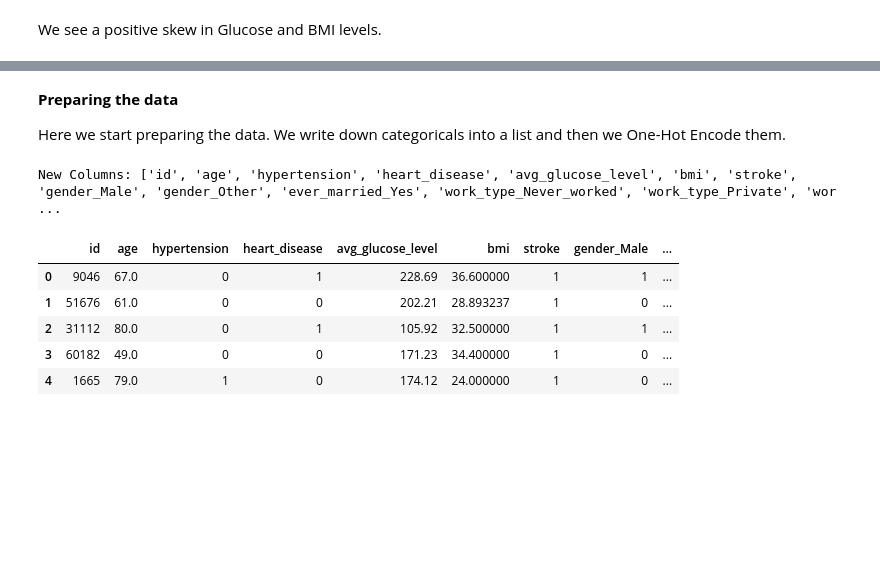
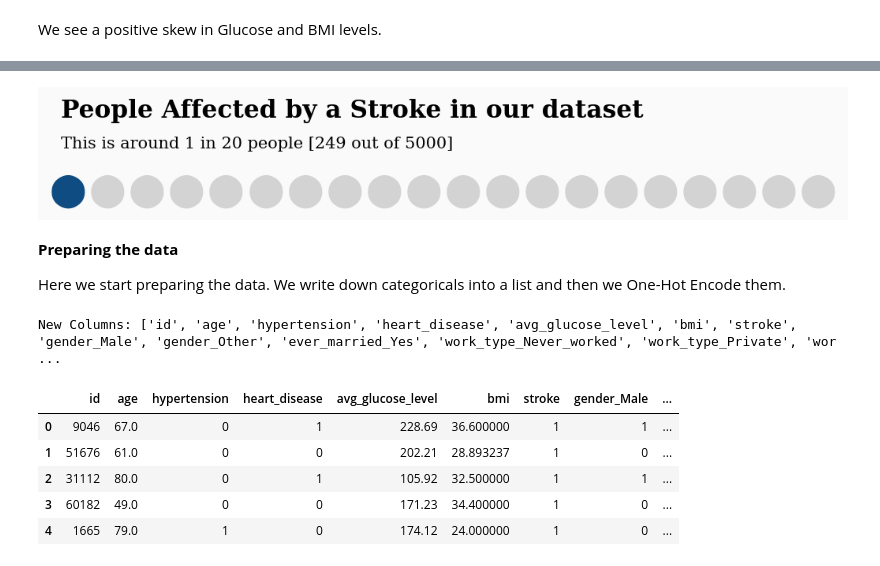
Before and after one commit to emreseb/Stroke-Prediction-ML, a Jupyter notebook: onelastpy.ipynb, the cells around one changed output, grey strips where cells are left out. Cells and saved outputs as stored; diff of their text form; code cells hidden in the pictures; blank space fills up the shorter version.

```diff
--- a/onelastpy.ipynb
+++ b/onelastpy.ipynb
@@ -153,3 +180,21 @@ We see a positive skew in Glucose and BMI levels.
+# %%
+from pywaffle import Waffle
+
+fig = plt.figure(figsize=(7, 2),dpi=150,facecolor=background_color,
+    FigureClass=Waffle,
+    rows=1,
+    values=[1, 19],
+    colors=['#0f4c81', "lightgray"],
+    characters='⬤',
+    font_size=20,vertical=True,
+)
+
+fig.text(0.035,0.78,'People Affected by a Stroke in our dataset',fontfamily='serif',fontsize=15,fontweight='bold')
+fig.text(0.035,0.65,'This is around 1 in 20 people [249 out of 5000]',fontfamily='serif',fontsize=10)
+
+plt.show()
+# %% [output]
+[figure, added]
 # %% [markdown]
 **Preparing the data**
 
```
Also changed, not shown: parts of 11 cells of this notebook.
